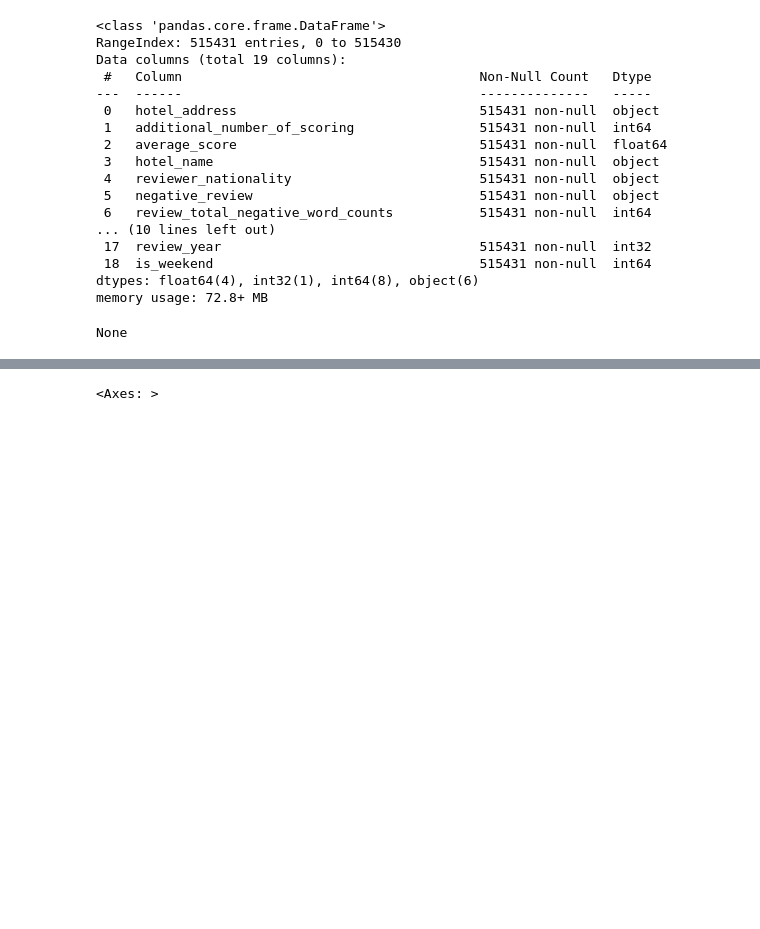
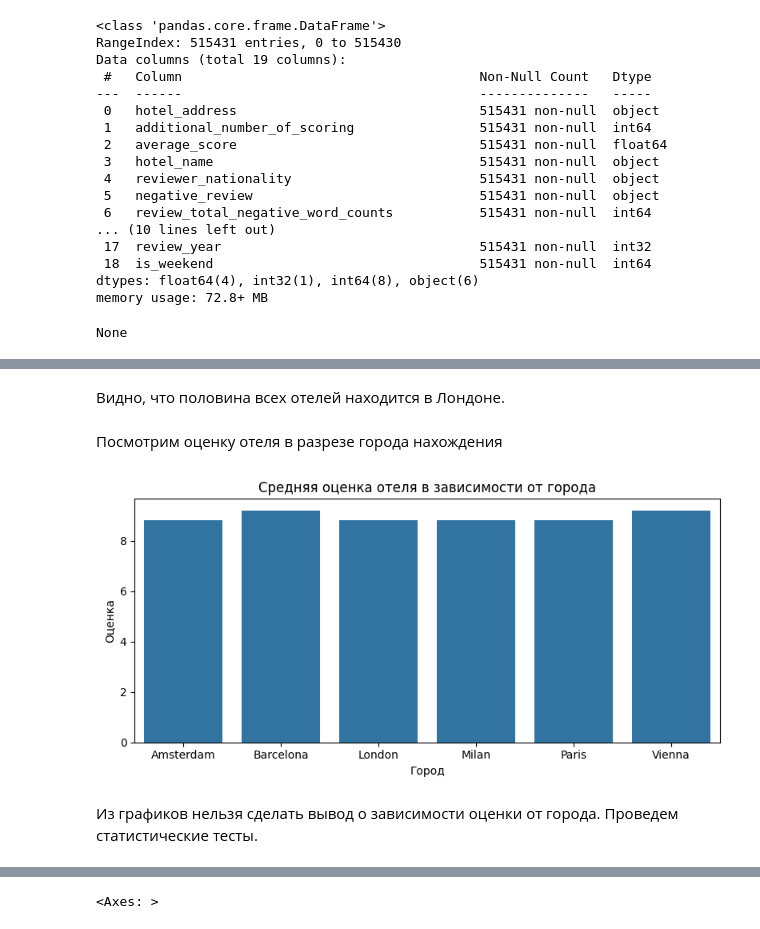
Before and after one commit to vokhmianin-da/Project-3-Holels-for-Kaggle, a Jupyter notebook: Project 3 Hotels.ipynb, the cells around one changed output, grey strips where cells are left out. Drawn from its saved outputs; the diff is of its cells as text; code cells hidden in the pictures; blank space fills up the shorter version.

```diff
--- a/Project 3 Hotels.ipynb
+++ b/Project 3 Hotels.ipynb
@@ -273,0 +438,23 @@ None
+# %% [markdown]
+Видно, что половина всех отелей находится в Лондоне.
+# %% [markdown]
+Посмотрим оценку отеля в разрезе города нахождения
+# %%
+fig, axes = plt.subplots(figsize=(8, 4))
+
+# Группируем по названию отеля и расчитываем медианную оценку
+city_score = data[data['sample'] == 1].groupby('hotel_city')['reviewer_score'].median().reset_index()
+
+# Строим барплот
+sns.barplot(
+    x=city_score.hotel_city,
+    y=city_score['reviewer_score'])
+
+plt.title('Средняя оценка отеля в зависимости от города')
+plt.xlabel('Город')
+plt.ylabel('Оценка')
+plt.tight_layout();
+# %% [output]
+[figure, added]
+# %% [markdown]
+Из графиков нельзя сделать вывод о зависимости оценки от города. Проведем статистические тесты.
```
Also changed, not shown: parts of 28 cells of this notebook.
